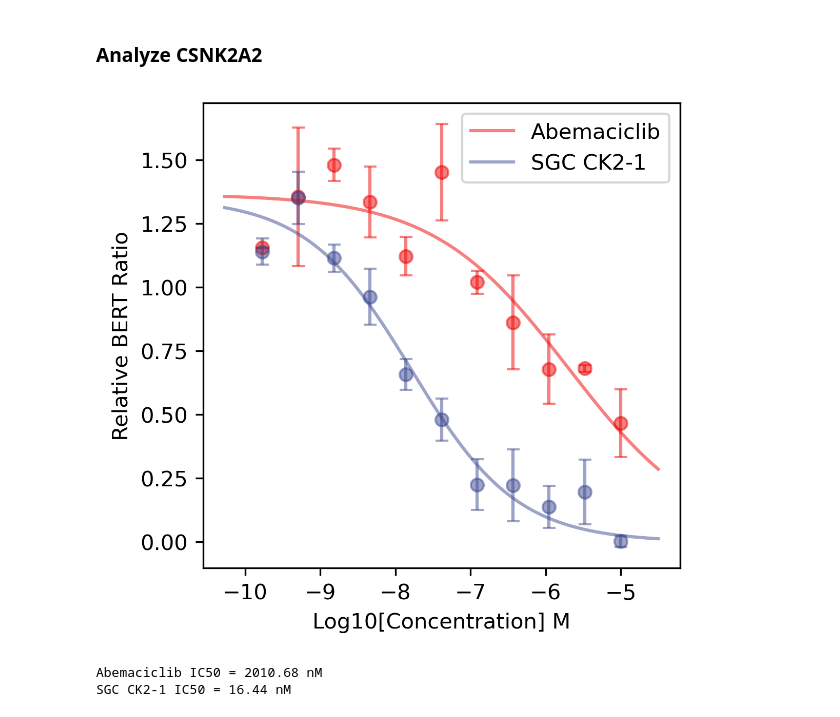
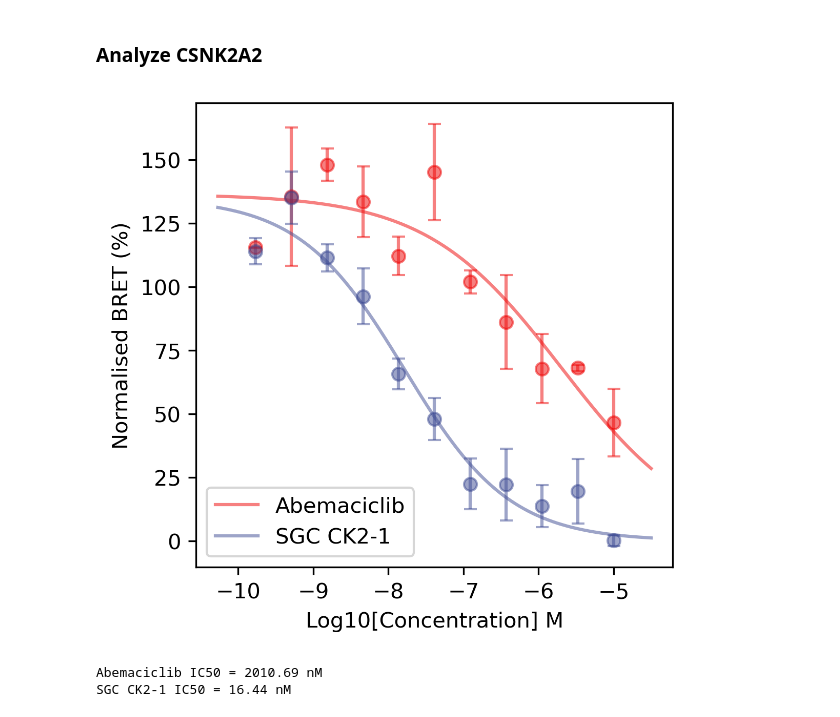
Before and after one commit to hcji/MAPS-iTSA, a Jupyter notebook: notebook/12_nanobert_lineplot.ipynb, the cells around one changed output. Cells and saved outputs as stored; diff of their text form; code cells hidden in the pictures.

```diff
--- a/notebook/12_nanobert_lineplot.ipynb
+++ b/notebook/12_nanobert_lineplot.ipynb
@@ -120,31 +120,31 @@ Bafetinib IC50 = 217.52 nM
 # %%
 raw_data_ck2 = pd.read_excel('nanobert/NanoBREAT_202301_CK2_UK.xlsx', sheet_name=0)
 
 x = np.array(raw_data_ck2.iloc[1:,0]).astype(float)
 
-y_abem_mean = np.array(raw_data_ck2.iloc[1:,1]).astype(float)
-y_abem_sd = np.array(raw_data_ck2.iloc[1:,2]).astype(float)
+y_abem_mean = np.array(raw_data_ck2.iloc[1:,1]).astype(float) * 100
+y_abem_sd = np.array(raw_data_ck2.iloc[1:,2]).astype(float) * 100
 
-y_sgc_mean = np.array(raw_data_ck2.iloc[1:,3]).astype(float)
-y_sgc_sd = np.array(raw_data_ck2.iloc[1:,4]).astype(float)
+y_sgc_mean = np.array(raw_data_ck2.iloc[1:,3]).astype(float) * 100
+y_sgc_sd = np.array(raw_data_ck2.iloc[1:,4]).astype(float) * 100
 
 x0 = np.arange(np.min(x) - 0.5, np.max(x) + 0.5, 0.001)
 popt1, pcov1 = curve_fit(sigmoidal_curve, list(x) , list(y_abem_mean), maxfev=10000)
 popt2, pcov2 = curve_fit(sigmoidal_curve, list(x), list(y_sgc_mean), maxfev=10000)
 
 plt.figure(figsize=(4, 4), dpi=300)
 plt.plot(x0, sigmoidal_curve(x0, *popt1), label='Abemaciclib', color='#EE00007F')
 plt.plot(x0, sigmoidal_curve(x0, *popt2), label='SGC CK2-1', color='#3B49927F')
 
 plt.errorbar(x, y_abem_mean, yerr=y_abem_sd, fmt='o', capsize=3, color='#EE00007F')
 plt.errorbar(x, y_sgc_mean, yerr=y_sgc_sd, fmt='o', capsize=3, color='#3B49927F')
 
-plt.legend()
+plt.legend(loc = 'lower left')
 plt.xlabel("Log10[Concentration] M")
-plt.ylabel("Relative BERT Ratio")
+plt.ylabel("Normalised BRET (%)")
 plt.show()
 # %% [output]
-[figure, old version]
+[figure, new version]
 # %%
 # Extract the IC50 value
 ic50_1 = 10 ** popt1[1] * 10 ** 9
@@ -154,5 +154,5 @@ ic50_2 = 10 ** popt2[1] * 10 ** 9
 print("Abemaciclib IC50 = {:.2f} nM".format(ic50_1))
 print("SGC CK2-1 IC50 = {:.2f} nM".format(ic50_2))
 # %% [output]
-Abemaciclib IC50 = 2010.68 nM
+Abemaciclib IC50 = 2010.69 nM
 SGC CK2-1 IC50 = 16.44 nM
```
Also changed, not shown: parts of 5 cells of this notebook, 1 other file.
